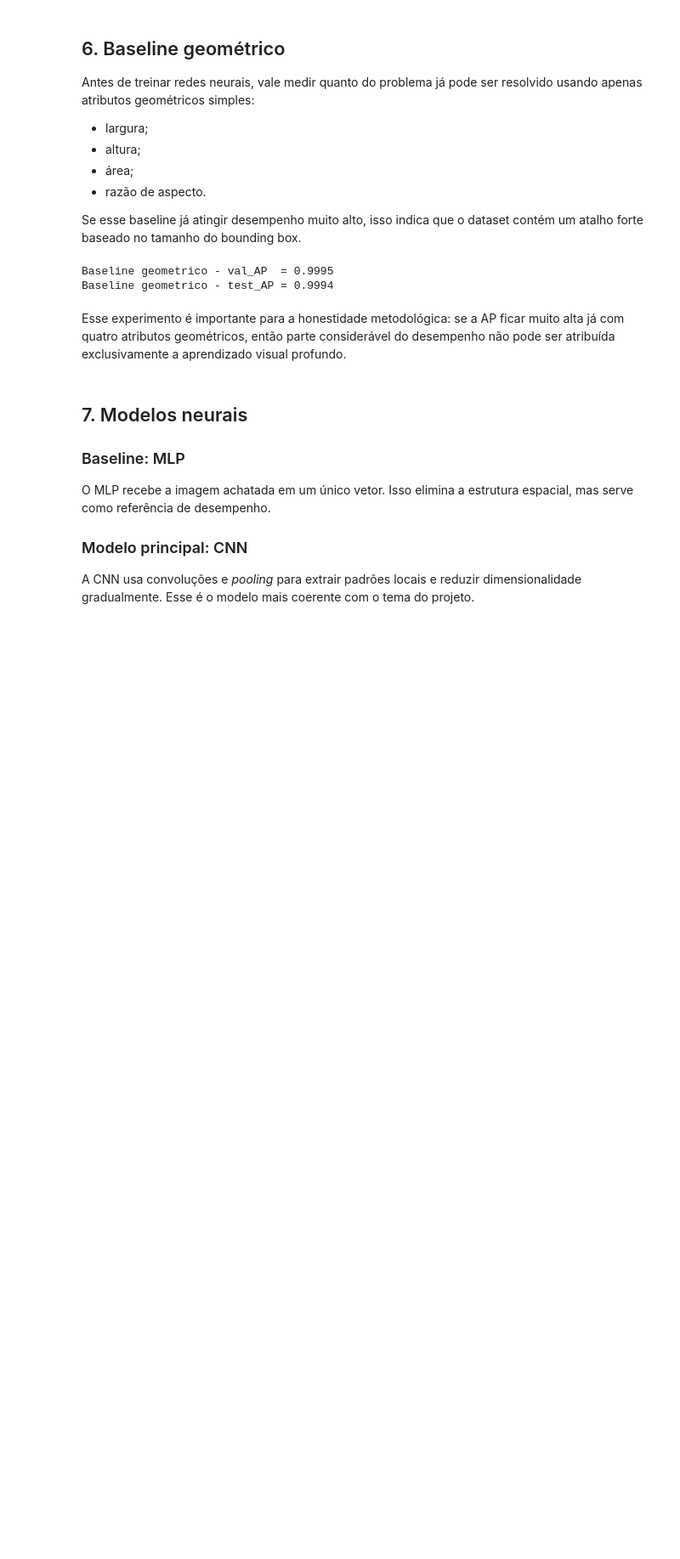
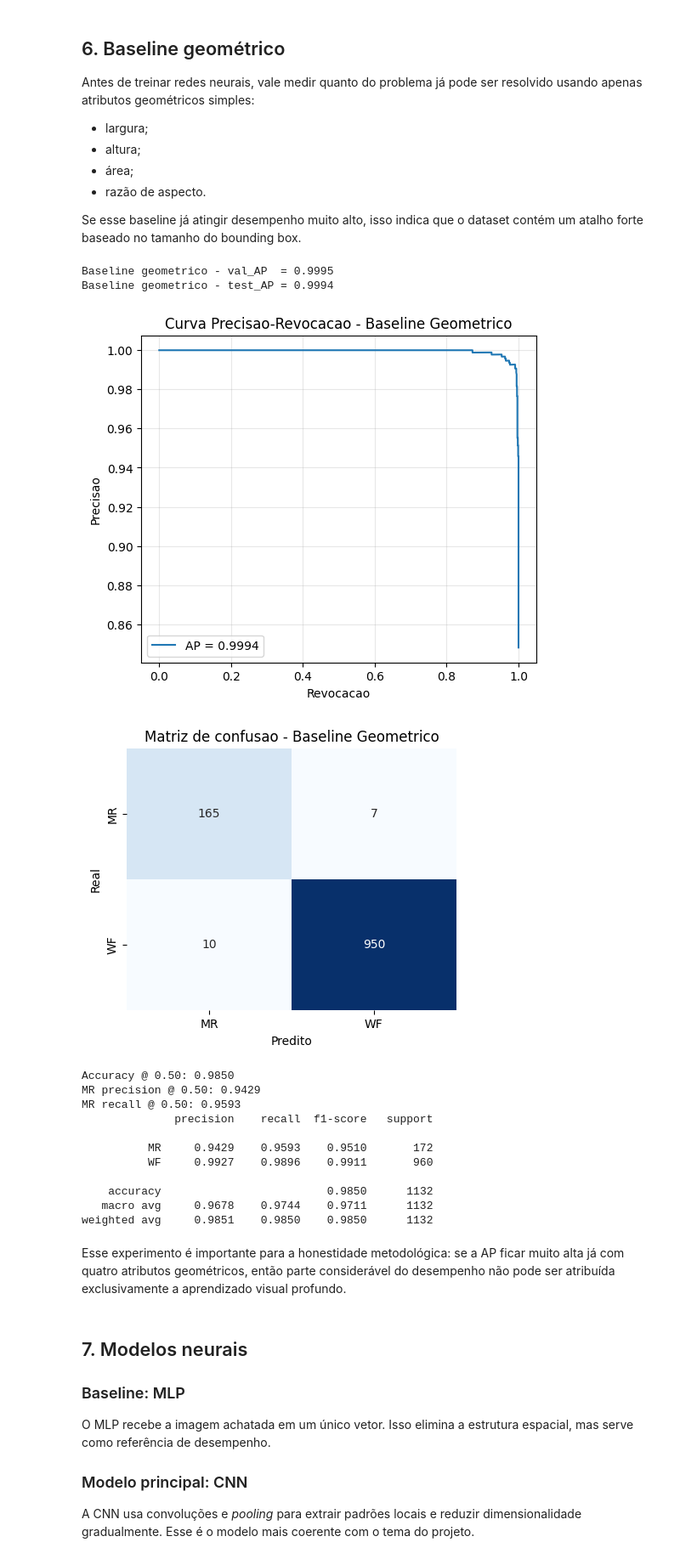
Before and after one commit to FerSuaiden/RedesNeurais, a Jupyter notebook: projeto-classificacao-moscas.ipynb, the cells around one changed output. Shown at 85% size. Saved outputs shown, nothing was run; the diff lists cells and outputs as text; code cells hidden in the pictures; blank space fills up the shorter version.

```diff
--- a/projeto-classificacao-moscas.ipynb
+++ b/projeto-classificacao-moscas.ipynb
@@ -437,6 +445,25 @@ print(f"Baseline geometrico - test_AP = {geom_test_ap:.4f}")
 # %% [output]
 Baseline geometrico - val_AP  = 0.9995
 Baseline geometrico - test_AP = 0.9994
+# %%
+plot_pr_curve(labels[test_idx], geom_test_prob, "Curva Precisao-Revocacao - Baseline Geometrico",
+              save_name="baseline_geometrico")
+show_confusion_matrix(labels[test_idx], geom_test_prob, "Matriz de confusao - Baseline Geometrico",
+                      save_name="baseline_geometrico")
+# %% [output]
+[figure, added]
+[figure, added]
+Accuracy @ 0.50: 0.9850
+MR precision @ 0.50: 0.9429
+MR recall @ 0.50: 0.9593
+              precision    recall  f1-score   support
+
+          MR     0.9429    0.9593    0.9510       172
+          WF     0.9927    0.9896    0.9911       960
+
+    accuracy                         0.9850      1132
+   macro avg     0.9678    0.9744    0.9711      1132
+weighted avg     0.9851    0.9850    0.9850      1132
 # %% [markdown]
 Esse experimento é importante para a honestidade metodológica: se a AP ficar muito alta já com
 quatro atributos geométricos, então parte considerável do desempenho não pode ser atribuída
```
Also changed, not shown: parts of 9 cells of this notebook, 2 other files.
